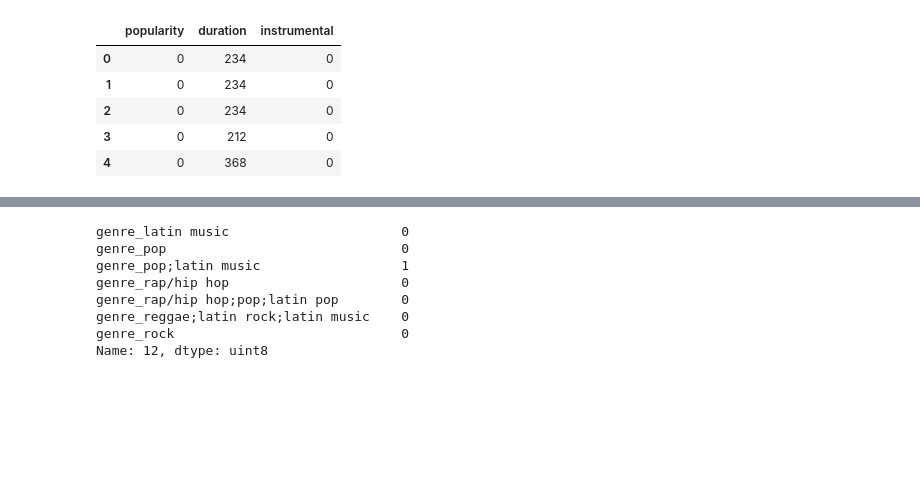
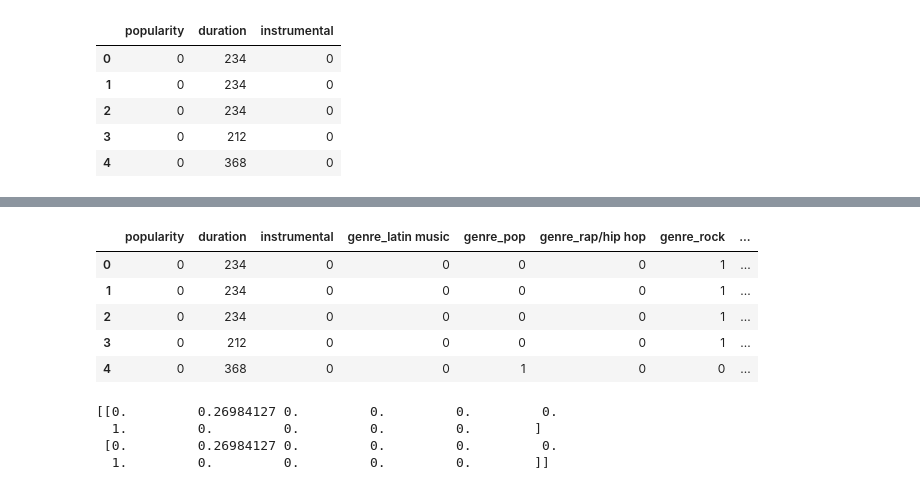
Before and after one commit to r3gor/takichai-recomendations, a Jupyter notebook: notebooks/takichai_songs.ipynb, the cells around one changed output, grey strips where cells are left out. Saved outputs shown, nothing was run; the diff lists cells and outputs as text; code cells hidden in the pictures; blank space fills up the shorter version.

```diff
--- a/notebooks/takichai_songs.ipynb
+++ b/notebooks/takichai_songs.ipynb
@@ -100,11 +100,11 @@ stime_to_seconds('1:22')
 # %% [output]
 82
 # %%
-df_clean = pd.DataFrame()
-df_clean['popularity']      = df['popularity']
-df_clean['duration']        = df['duration'].apply( stime_to_seconds )
-df_clean["instrumental"]    = df["instrumental"].astype(int)
-df_clean.head()
+df_numeric = pd.DataFrame()
+df_numeric['popularity']      = df['popularity']
+df_numeric['duration']        = df['duration'].apply( stime_to_seconds )
+df_numeric["instrumental"]    = df["instrumental"].astype(int)
+df_numeric.head()
 # %% [output]
 |  | popularity | duration | instrumental |
 | 0 | 0 | 234 | 0 |
@@ -144,12 +137,24 @@ dummies_mood = compound_cols(dummies_mood)
-# %%
-dummies_genre[10:15]
-dummies_genre.iloc[12]
-# %% [output]
-genre_latin music                      0
-genre_pop                              0
-genre_pop;latin music                  1
-genre_rap/hip hop                      0
-genre_rap/hip hop;pop;latin pop        0
-genre_reggae;latin rock;latin music    0
-genre_rock                             0
-Name: 12, dtype: uint8
+# %%
+df_clean = pd.concat([df_numeric, dummies_genre, dummies_mood], axis=1)
+df_clean.head()
+# %% [output]
+|  | popularity | duration | instrumental | genre_latin music | genre_pop | genre_rap/hip hop | genre_rock | ... |
+| 0 | 0 | 234 | 0 | 0 | 0 | 0 | 1 | ... |
+| 1 | 0 | 234 | 0 | 0 | 0 | 0 | 1 | ... |
+| 2 | 0 | 234 | 0 | 0 | 0 | 0 | 1 | ... |
+| 3 | 0 | 212 | 0 | 0 | 0 | 0 | 1 | ... |
+| 4 | 0 | 368 | 0 | 0 | 1 | 0 | 0 | ... |
+# %%
+from sklearn.preprocessing import MinMaxScaler
+
+feature_cols = df_clean.columns
+
+scaler = MinMaxScaler()
+normalized_df = scaler.fit_transform(df_clean)
+
+print(normalized_df[:2])
+# %% [output]
+[[0.         0.26984127 0.         0.         0.         0.
+  1.         0.         0.         0.         0.        ]
+ [0.         0.26984127 0.         0.         0.         0.
+  1.         0.         0.         0.         0.        ]]
```
Also changed, not shown: parts of 2 cells of this notebook.
